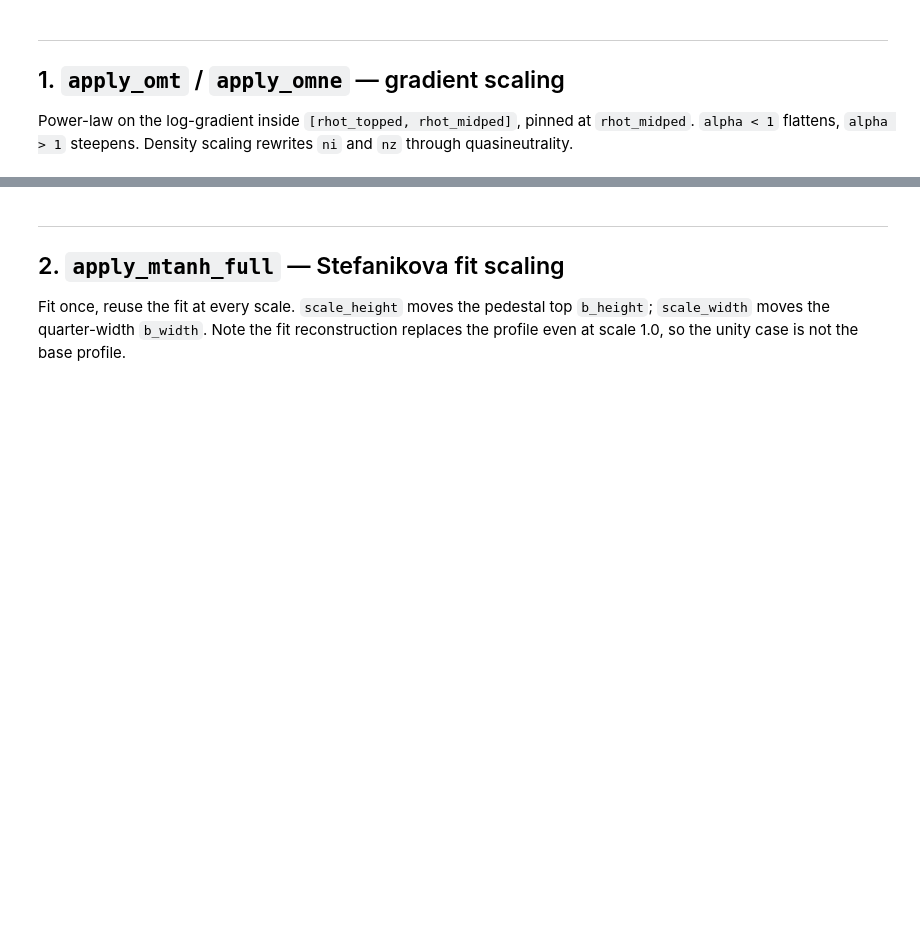
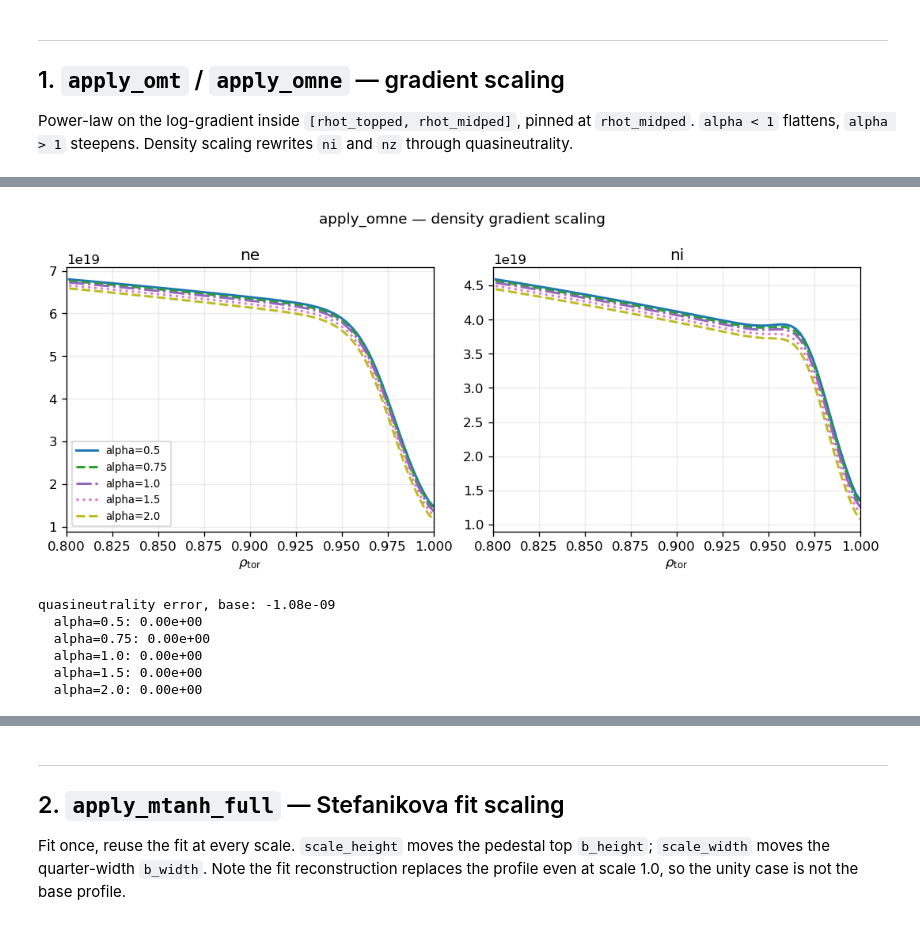
Before and after one commit to joeyschmidt97/NSTXU_lithium_study, a Jupyter notebook: reshape_convergence/DIIID_verify/diiid_scaling_check.ipynb, the cells around one changed output, grey strips where cells are left out. Drawn from its saved outputs; the diff is of its cells as text; code cells hidden in the pictures; blank space fills up the shorter version.

```diff
--- a/reshape_convergence/DIIID_verify/diiid_scaling_check.ipynb
+++ b/reshape_convergence/DIIID_verify/diiid_scaling_check.ipynb
@@ -136,15 +141,23 @@ plt.show()
 # %%
 omne_cases = [phys.apply_omne(alpha=a, rhot_midped=RHOT_MIDPED,
                              rhot_topped=RHOT_TOPPED) for a in ALPHAS]
 
 compare_profiles(omne_cases, [f"alpha={a}" for a in ALPHAS], vars=("ne", "ni"),
                  title="apply_omne — density gradient scaling",
-                 rho_range=(0.90, 1.0))
+                 rho_range=(0.80, 1.0))
 plt.show()
 
 print("quasineutrality error, base:", f"{phys.check_quasineutrality():.2e}")
 for a, p in zip(ALPHAS, omne_cases):
     print(f"  alpha={a}: {p.check_quasineutrality():.2e}")
+# %% [output]
+[figure, added]
+quasineutrality error, base: -1.08e-09
+  alpha=0.5: 0.00e+00
+  alpha=0.75: 0.00e+00
+  alpha=1.0: 0.00e+00
+  alpha=1.5: 0.00e+00
+  alpha=2.0: 0.00e+00
 # %%
 # Both knobs together, which is what the cheaseBS cases below use.
 omn_omt_cases = [phys.apply_omt(alpha=a, rhot_midped=RHOT_MIDPED,
```
Also changed, not shown: parts of 9 cells of this notebook, 11 other files.
